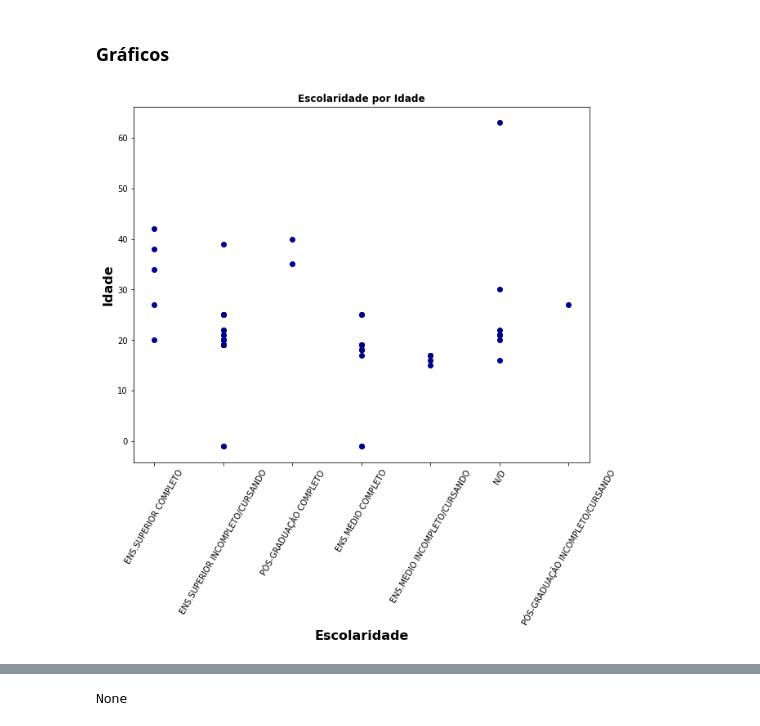
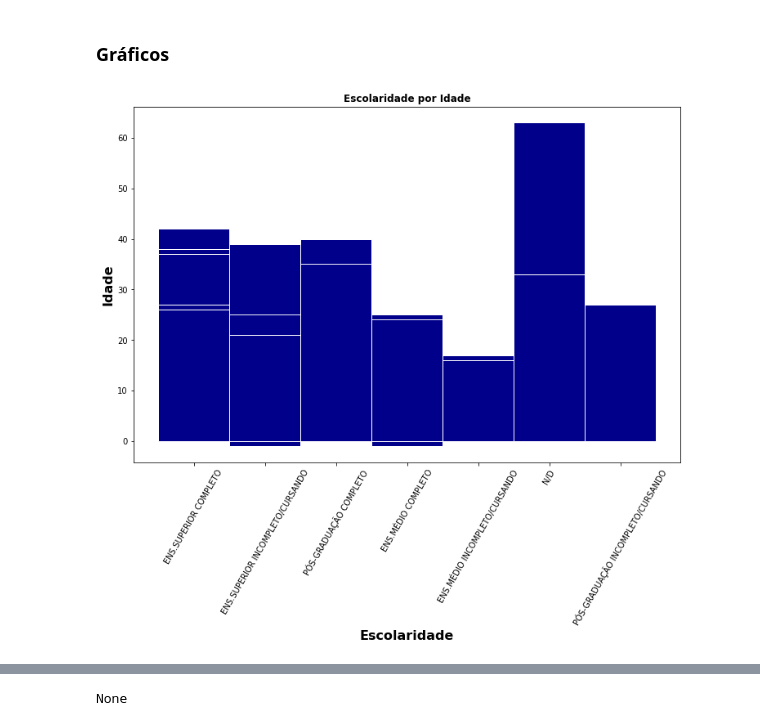
Before and after one commit to jmsimao/DCTI-Hackathon-2024, a Jupyter notebook: Hackathon - Inscritos - 2024.ipynb, the cells around one changed output, grey strips where cells are left out. Saved outputs shown, nothing was run; the diff lists cells and outputs as text; code cells hidden in the pictures.

```diff
--- a/Hackathon - Inscritos - 2024.ipynb
+++ b/Hackathon - Inscritos - 2024.ipynb
@@ -135,7 +144,7 @@ def quantGenero(genero) -> int:
 
 def quantEscolaridade(escolaridade) -> int:
     escolaridade=escolaridade.upper()
-    valor=-1
+    valor=0
     if re.findall('M[EÉ]DIO', escolaridade):
         valor=10
     elif (re.findall('SUPERIOR', escolaridade) or
@@ -193,7 +202,7 @@ def telefoneAjustado(fone) -> str:
 
     pattern='([\(])([0-9]{2})([\)])([\ ])([0-9]{5})([-])([0-9]{4})'
     if (re.search(pattern, fone)):
-        print('foneCond.1: '+fone); print('----------------')
+        #print('foneCond.1: '+fone); print('----------------')
         return fone
 
     for char in ([' ','-','\(','\)']):
@@ -374,13 +364,24 @@ y = ins['idade']
 # %%
 def grafico1(X, y):
     plt.figure(figsize=(10,8))
     plt.title('Escolaridade por Idade', fontdict={'weight':'bold'})
     plt.scatter(X,y,c='darkblue',marker='o')
     plt.xlabel('Escolaridade', fontdict={'weight':'bold','size':16})
     plt.ylabel('Idade', fontdict={'weight':'bold','size':16})
     plt.xticks(rotation=60)
     plt.show()
 
-grafico1(X, y)
+
+def grafico2(X, y, nomeArquivo):
+    plt.figure(figsize=(12,8))
+    plt.title('Escolaridade por Idade', fontdict={'weight':'bold'})
+    plt.bar(X, y, width=1, color='darkblue', edgecolor="white", linewidth=1)
+    plt.xlabel('Escolaridade', fontdict={'weight':'bold','size':16})
+    plt.ylabel('Idade', fontdict={'weight':'bold','size':16})
+    plt.xticks(rotation=60)
+    plt.savefig(nomeArquivo, dpi=300)
+    plt.show()
+
+grafico2(X, y, './Imagens/fig1.jpg')
 # %% [output]
-[figure, old version]
+[figure, new version]
```
Also changed, not shown: parts of 6 cells of this notebook, 4 other files.
